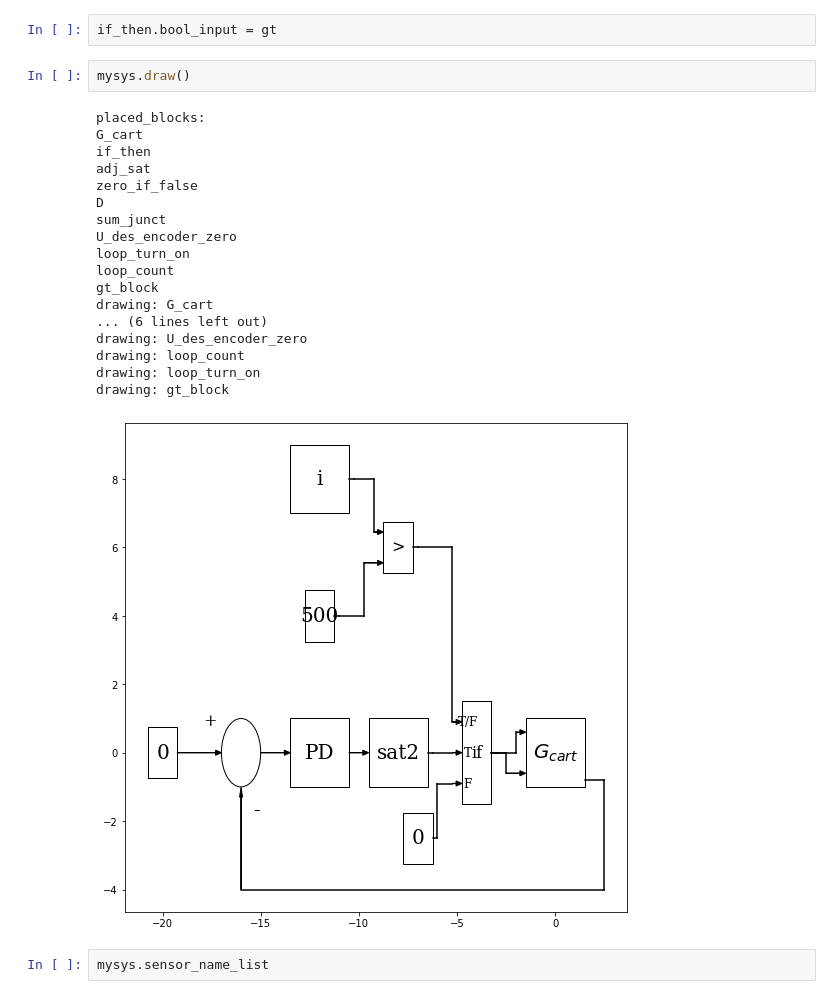
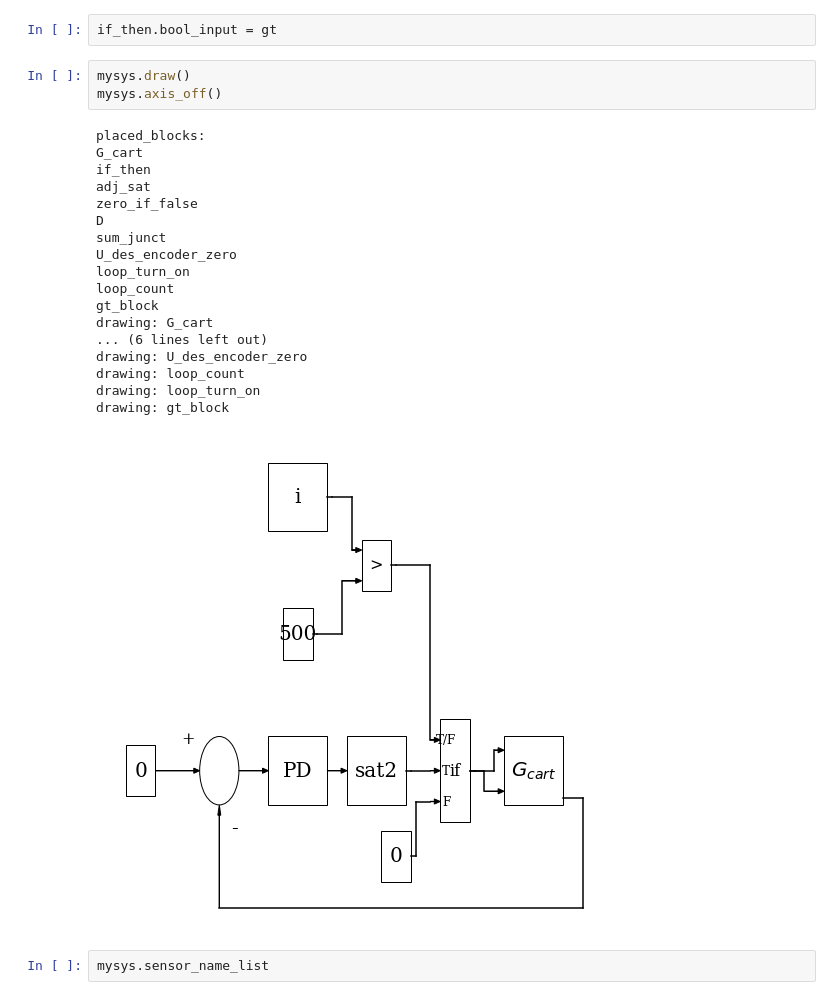
Before and after one commit to ryanGT/sabbatical_github, a Jupyter notebook: cart_pendulum/arduino_only/rpi_cart_pendulum_model_maker_with_if_then_block.ipynb, the cells around one changed output. Saved outputs shown, nothing was run; the diff lists cells and outputs as text.

```diff
--- a/cart_pendulum/arduino_only/rpi_cart_pendulum_model_maker_with_if_then_block.ipynb
+++ b/cart_pendulum/arduino_only/rpi_cart_pendulum_model_maker_with_if_then_block.ipynb
@@ -76,25 +76,26 @@ if_then = mysys.get_block_by_name('if_then')
 if_then.bool_input = gt
 # %%
 mysys.draw()
+mysys.axis_off()
 # %% [output]
 placed_blocks:
 G_cart
 if_then
 adj_sat
 zero_if_false
 D
 sum_junct
 U_des_encoder_zero
 loop_turn_on
 loop_count
 gt_block
 drawing: G_cart
 ... (6 lines left out)
 drawing: U_des_encoder_zero
 drawing: loop_count
 drawing: loop_turn_on
 drawing: gt_block
-[figure, old version]
+[figure, new version]
 # %%
 mysys.sensor_name_list
 # %% [output]
```
Also changed, not shown: parts of 4 cells of this notebook, 1 other file.
